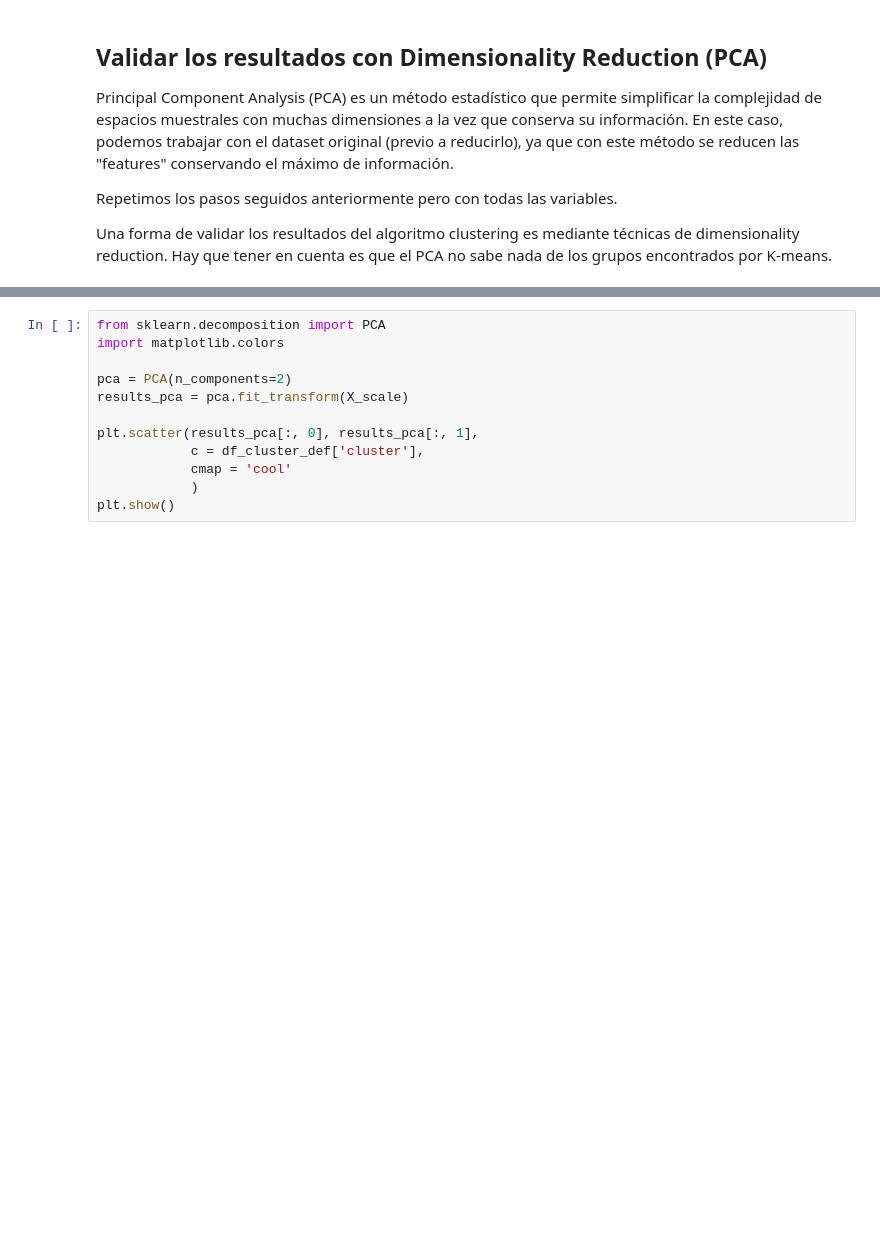
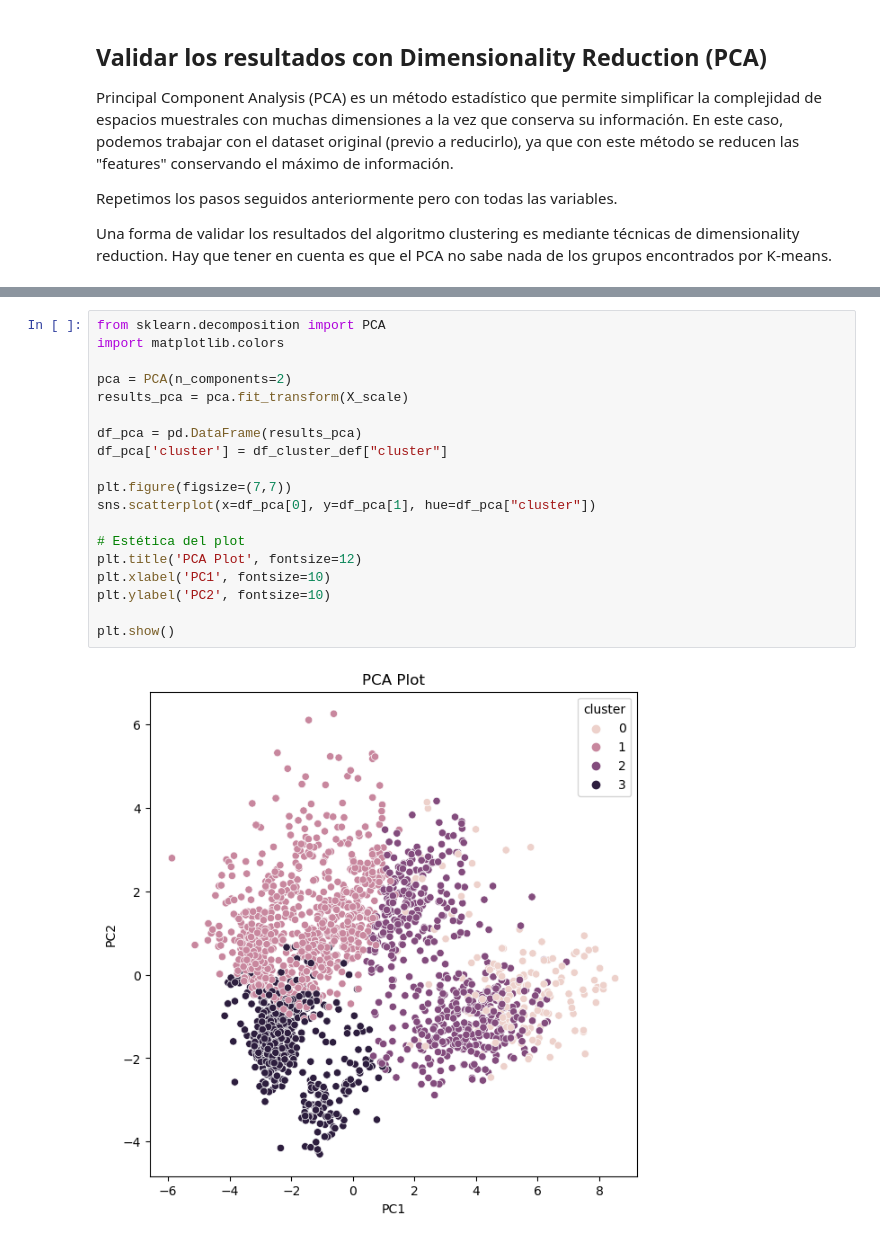
Before and after one commit to marcjene/Mecatronica-BDyML-2425, a Jupyter notebook: S4 - Aprendizaje no supervisado/4.Market_Segmentation_Clase.ipynb, the cells around one changed output, grey strips where cells are left out. Cells and saved outputs as stored; diff of their text form; blank space fills up the shorter version.

```diff
--- a/S4 - Aprendizaje no supervisado/4.Market_Segmentation_Clase.ipynb
+++ b/S4 - Aprendizaje no supervisado/4.Market_Segmentation_Clase.ipynb
@@ -343,12 +692,21 @@ X_scale
 # %%
 from sklearn.decomposition import PCA
 import matplotlib.colors
 
 pca = PCA(n_components=2)
 results_pca = pca.fit_transform(X_scale)
 
-plt.scatter(results_pca[:, 0], results_pca[:, 1],
-            c = df_cluster_def['cluster'],
-            cmap = 'cool'
-            )
+df_pca = pd.DataFrame(results_pca)
+df_pca['cluster'] = df_cluster_def["cluster"]
+
+plt.figure(figsize=(7,7))
+sns.scatterplot(x=df_pca[0], y=df_pca[1], hue=df_pca["cluster"])
+
+# Estética del plot
+plt.title('PCA Plot', fontsize=12)
+plt.xlabel('PC1', fontsize=10)
+plt.ylabel('PC2', fontsize=10)
+
 plt.show()
+# %% [output]
+[figure, added]
```
Also changed, not shown: parts of 37 cells of this notebook.
